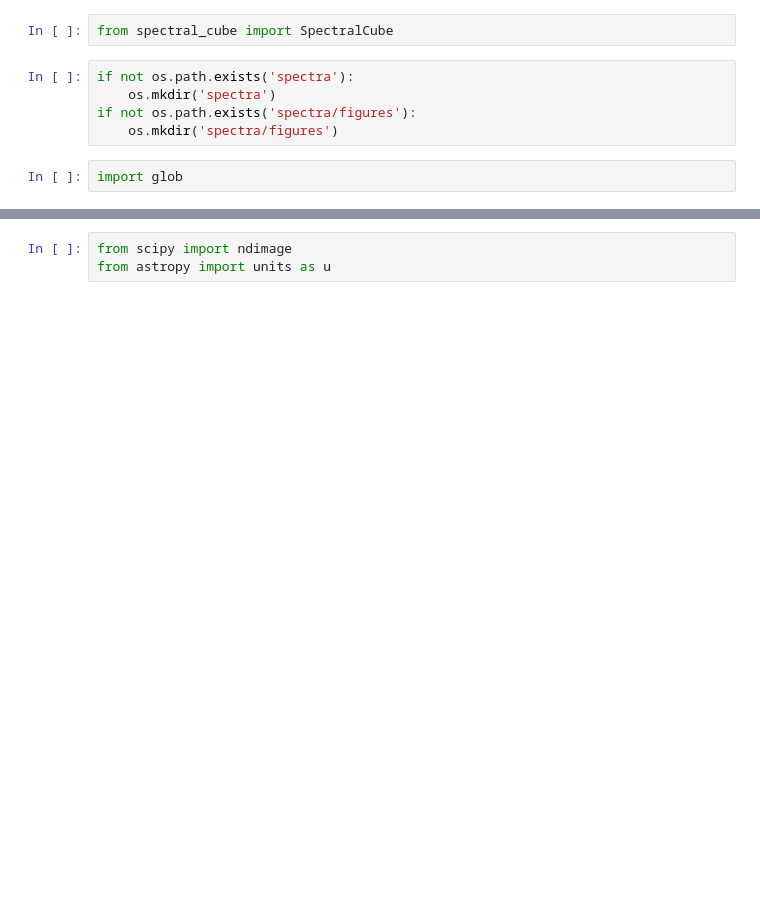
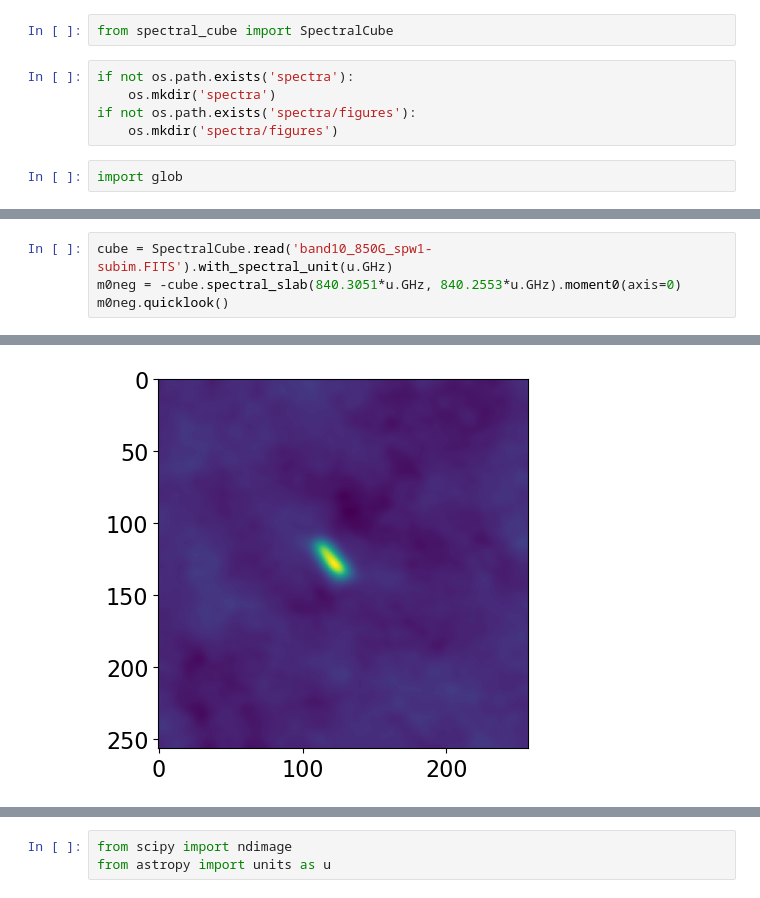
Before and after one commit to keflavich/saltmining, a Jupyter notebook: notebooks/HirotaData.ipynb, the cells around one changed output, grey strips where cells are left out. Cells and saved outputs as stored; diff of their text form; blank space fills up the shorter version.

```diff
--- a/notebooks/HirotaData.ipynb
+++ b/notebooks/HirotaData.ipynb
@@ -49,0 +85,5 @@ WARNING: StokesWarning: Cube is a Stokes cube, returning spectral cube for I com
+# %%
+cube = SpectralCube.read('band10_850G_spw1-subim.FITS').with_spectral_unit(u.GHz)
+m0neg = -cube.spectral_slab(840.3051*u.GHz, 840.2553*u.GHz).moment0(axis=0)
+m0neg.quicklook()
+# %% [output]
@@ -49,0 +91 @@ WARNING: StokesWarning: Cube is a Stokes cube, returning spectral cube for I com
+[figure, added]
```
Also changed, not shown: parts of 33 cells of this notebook, 3 other files.
